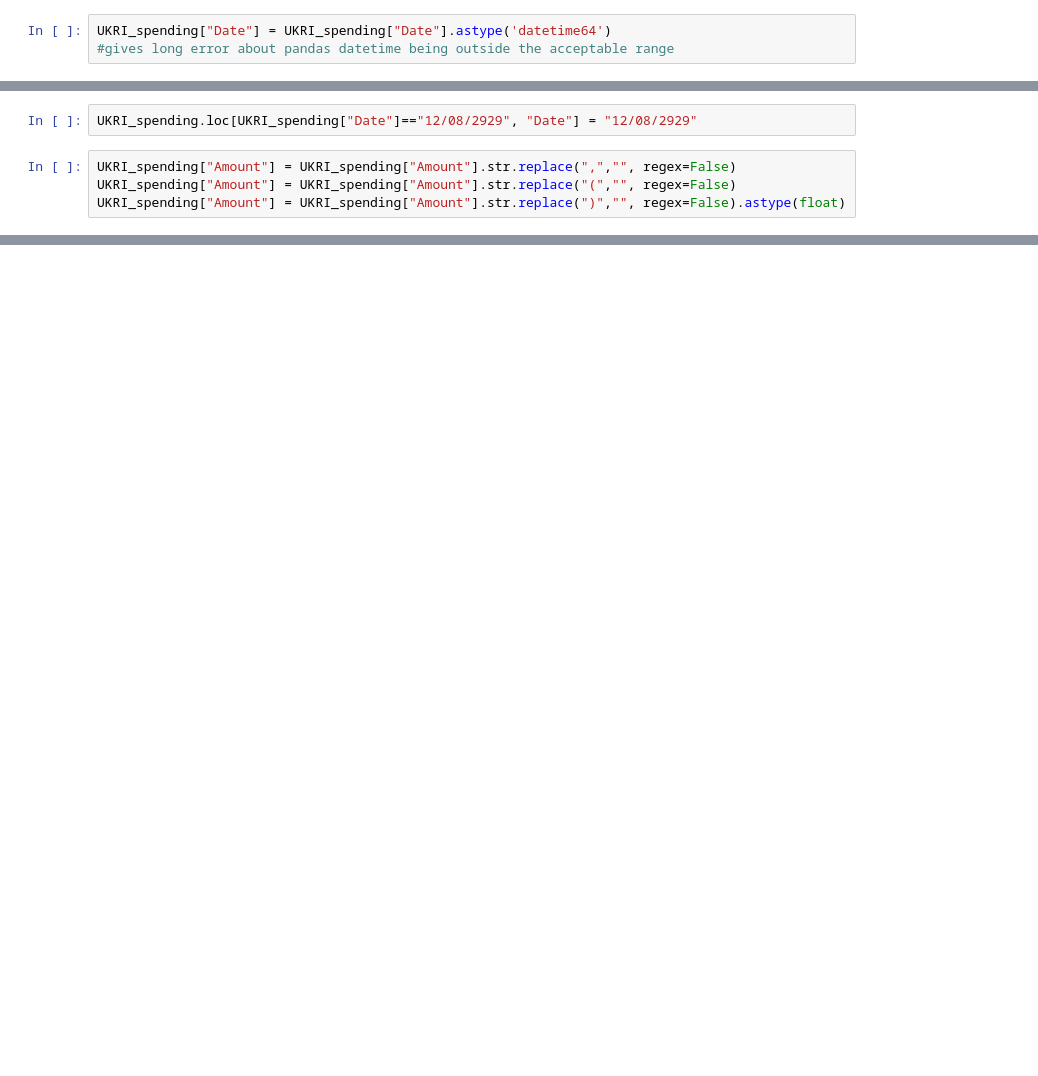
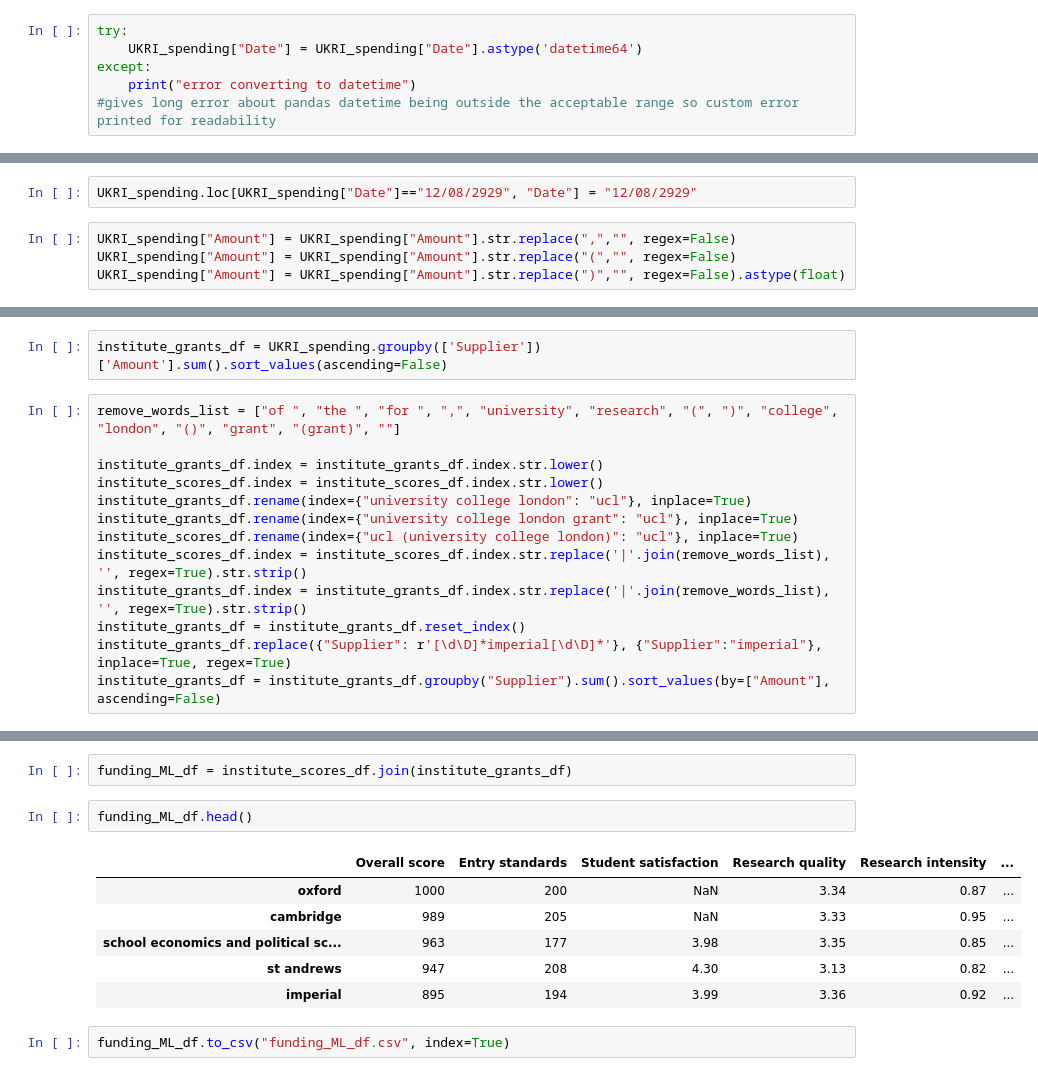
Before and after one commit to md12g12/ML_UK_university_funding_project, a Jupyter notebook: University_funding_data_cleaning.ipynb, the cells around one changed output, grey strips where cells are left out. Drawn from its saved outputs; the diff is of its cells as text; blank space fills up the shorter version.

```diff
--- a/University_funding_data_cleaning.ipynb
+++ b/University_funding_data_cleaning.ipynb
@@ -295,5 +296,8 @@ UKRI_spending.head()
 # %% [markdown]
 ## Change the dtypes of the different collumns as the import is string only. Involves removing some formatting, and a time traveler...
 # %%
-UKRI_spending["Date"] = UKRI_spending["Date"].astype('datetime64')
-#gives long error about pandas datetime being outside the acceptable range
+try:
+    UKRI_spending["Date"] = UKRI_spending["Date"].astype('datetime64')
+except:
+    print("error converting to datetime")
+#gives long error about pandas datetime being outside the acceptable range so custom error printed for readability
@@ -322,0 +334,15 @@ institute_scores_df.to_csv("institute_scores_df.csv", index=True)
+# %%
+institute_grants_df = UKRI_spending.groupby(['Supplier'])['Amount'].sum().sort_values(ascending=False)
+# %%
+remove_words_list = ["of ", "the ", "for ", ",", "university", "research", "(", ")", "college", "london", "()", "grant", "(grant)", ""]
+
+institute_grants_df.index = institute_grants_df.index.str.lower()
+institute_scores_df.index = institute_scores_df.index.str.lower()
+institute_grants_df.rename(index={"university college london": "ucl"}, inplace=True)
+institute_grants_df.rename(index={"university college london grant": "ucl"}, inplace=True)
+institute_scores_df.rename(index={"ucl (university college london)": "ucl"}, inplace=True)
+institute_scores_df.index = institute_scores_df.index.str.replace('|'.join(remove_words_list), '', regex=True).str.strip()
+institute_grants_df.index = institute_grants_df.index.str.replace('|'.join(remove_words_list), '', regex=True).str.strip()
+institute_grants_df = institute_grants_df.reset_index()
+institute_grants_df.replace({"Supplier": r'[\d\D]*imperial[\d\D]*'}, {"Supplier":"imperial"}, inplace=True, regex=True)
+institute_grants_df = institute_grants_df.groupby("Supplier").sum().sort_values(by=["Amount"], ascending=False)
@@ -322,0 +375,13 @@ institute_scores_df.to_csv("institute_scores_df.csv", index=True)
+# %%
+funding_ML_df = institute_scores_df.join(institute_grants_df)
+# %%
+funding_ML_df.head()
+# %% [output]
+|  | Overall score | Entry standards | Student satisfaction | Research quality | Research intensity | ... |
+| oxford | 1000 | 200 | NaN | 3.34 | 0.87 | ... |
+| cambridge | 989 | 205 | NaN | 3.33 | 0.95 | ... |
+| school economics and political sc... | 963 | 177 | 3.98 | 3.35 | 0.85 | ... |
+| st andrews | 947 | 208 | 4.30 | 3.13 | 0.82 | ... |
+| imperial | 895 | 194 | 3.99 | 3.36 | 0.92 | ... |
+# %%
+funding_ML_df.to_csv("funding_ML_df.csv", index=True)
```
Also changed, not shown: parts of 10 cells of this notebook, 1 other file.
